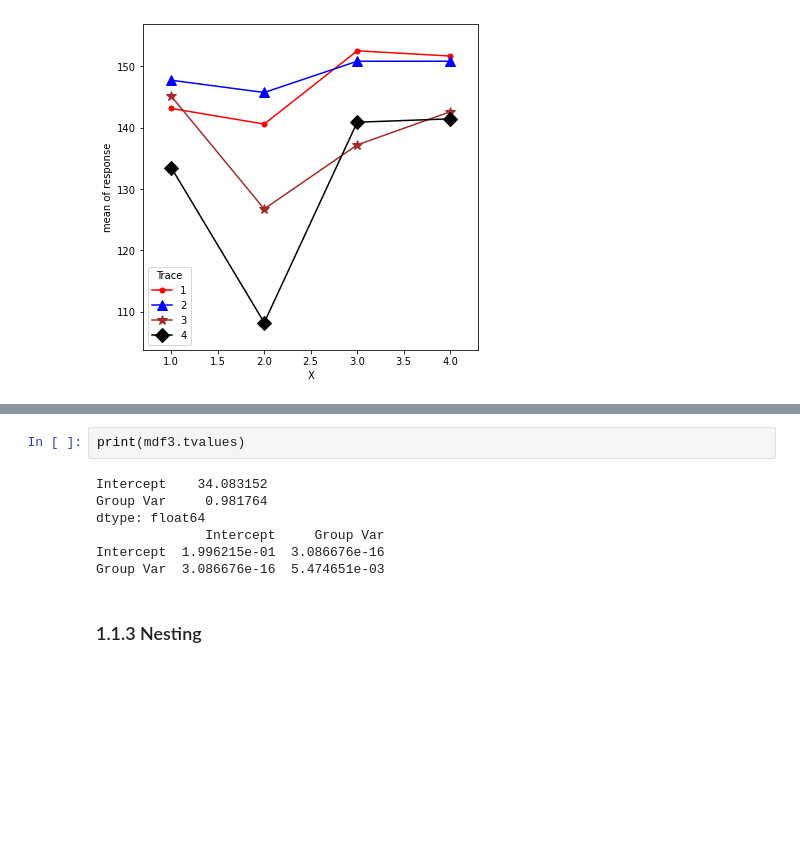
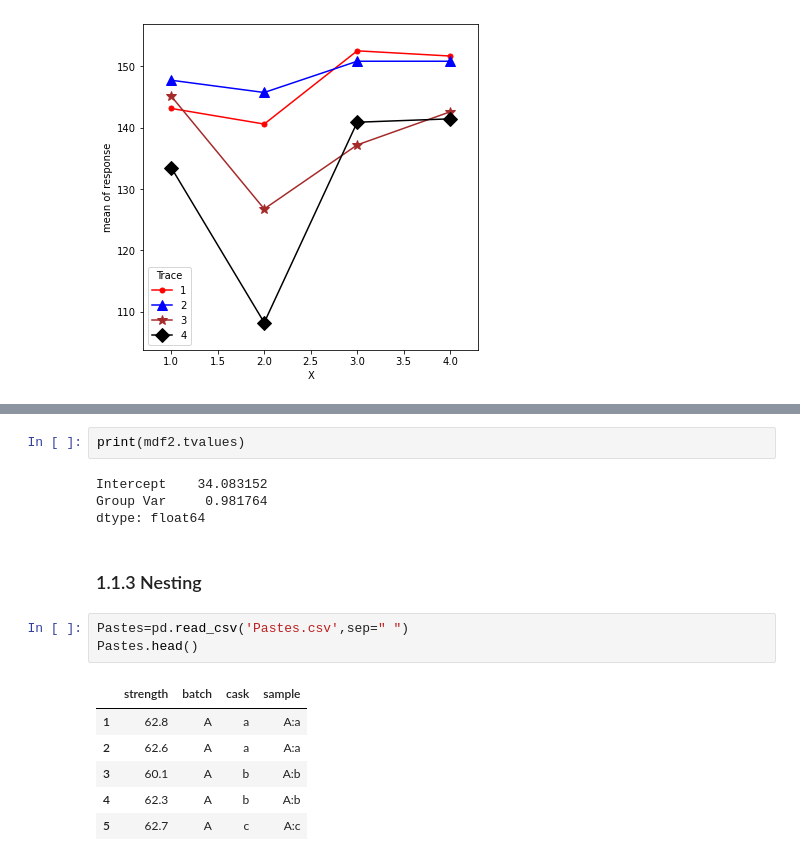
Before and after one commit to amahjourwalid/CA-HMMA307, a Jupyter notebook: Random and Mixed Effects Models.ipynb, the cells around one changed output, grey strips where cells are left out. Cells and saved outputs as stored; diff of their text form; blank space fills up the shorter version.

```diff
--- a/Random and Mixed Effects Models.ipynb
+++ b/Random and Mixed Effects Models.ipynb
@@ -198,13 +198,20 @@ Intercept 141.184    4.142 34.083 0.000 133.066 149.303
 Group Var  57.892    6.360
 =======================================================
 # %%
-print(mdf3.tvalues)
+print(mdf2.tvalues)
 # %% [output]
 Intercept    34.083152
 Group Var     0.981764
 dtype: float64
-              Intercept     Group Var
-Intercept  1.996215e-01  3.086676e-16
-Group Var  3.086676e-16  5.474651e-03
 # %% [markdown]
 ### 1.1.3 Nesting
+# %%
+Pastes=pd.read_csv('Pastes.csv',sep=" ")
+Pastes.head()
+# %% [output]
+|  | strength | batch | cask | sample |
+| 1 | 62.8 | A | a | A:a |
+| 2 | 62.6 | A | a | A:a |
+| 3 | 60.1 | A | b | A:b |
+| 4 | 62.3 | A | b | A:b |
+| 5 | 62.7 | A | c | A:c |
```
Also changed, not shown: parts of 8 cells of this notebook, 1 other file.
